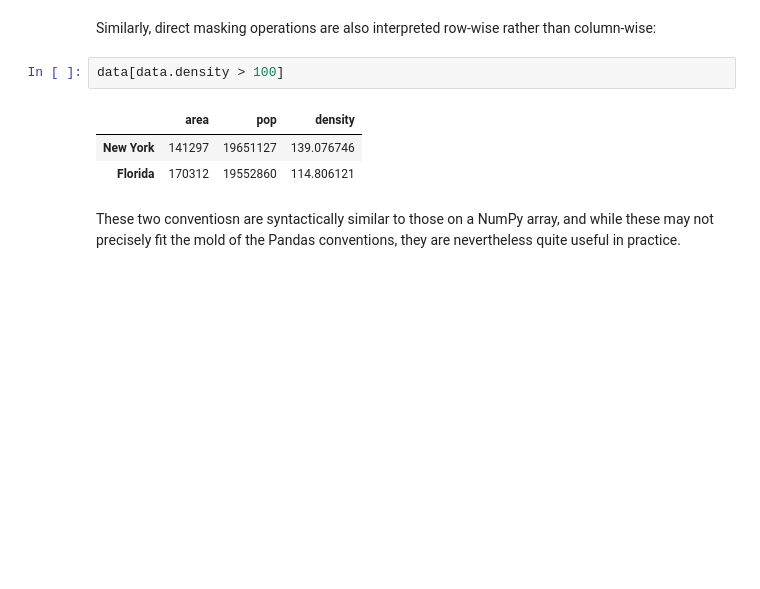
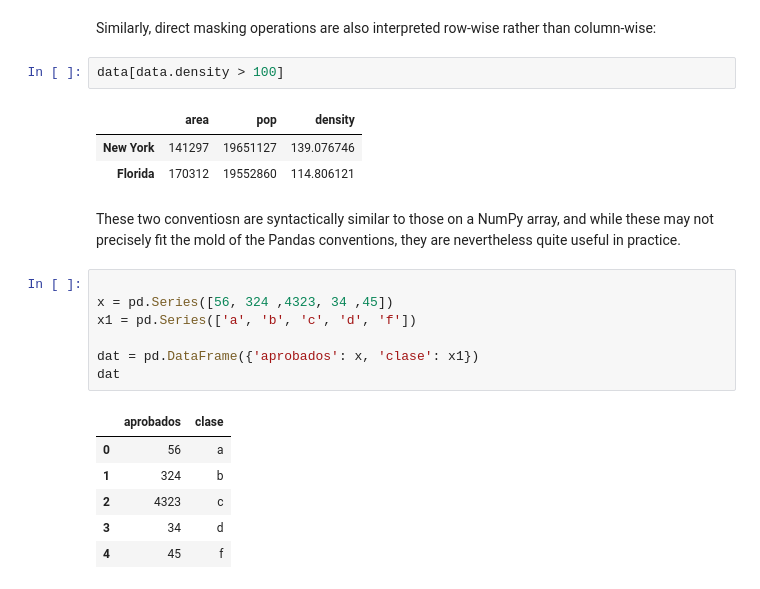
Before and after one commit to Jeffresh/python-datascience-handbook, a Jupyter notebook: pandas/data_indexing_and_selection.ipynb, the cells around one changed output. Cells and saved outputs as stored; diff of their text form; blank space fills up the shorter version.

```diff
--- a/pandas/data_indexing_and_selection.ipynb
+++ b/pandas/data_indexing_and_selection.ipynb
@@ -366,3 +370,17 @@ data[data.density > 100]
 | Florida | 170312 | 19552860 | 114.806121 |
 # %% [markdown]
 These two conventiosn are syntactically similar to those on a NumPy array, and while these may not precisely fit the mold of the Pandas conventions, they are nevertheless quite useful in practice.
+# %%
+
+x = pd.Series([56, 324 ,4323, 34 ,45])
+x1 = pd.Series(['a', 'b', 'c', 'd', 'f'])
+
+dat = pd.DataFrame({'aprobados': x, 'clase': x1})
+dat
+# %% [output]
+|  | aprobados | clase |
+| 0 | 56 | a |
+| 1 | 324 | b |
+| 2 | 4323 | c |
+| 3 | 34 | d |
+| 4 | 45 | f |
```
Also changed, not shown: parts of 3 cells of this notebook.
